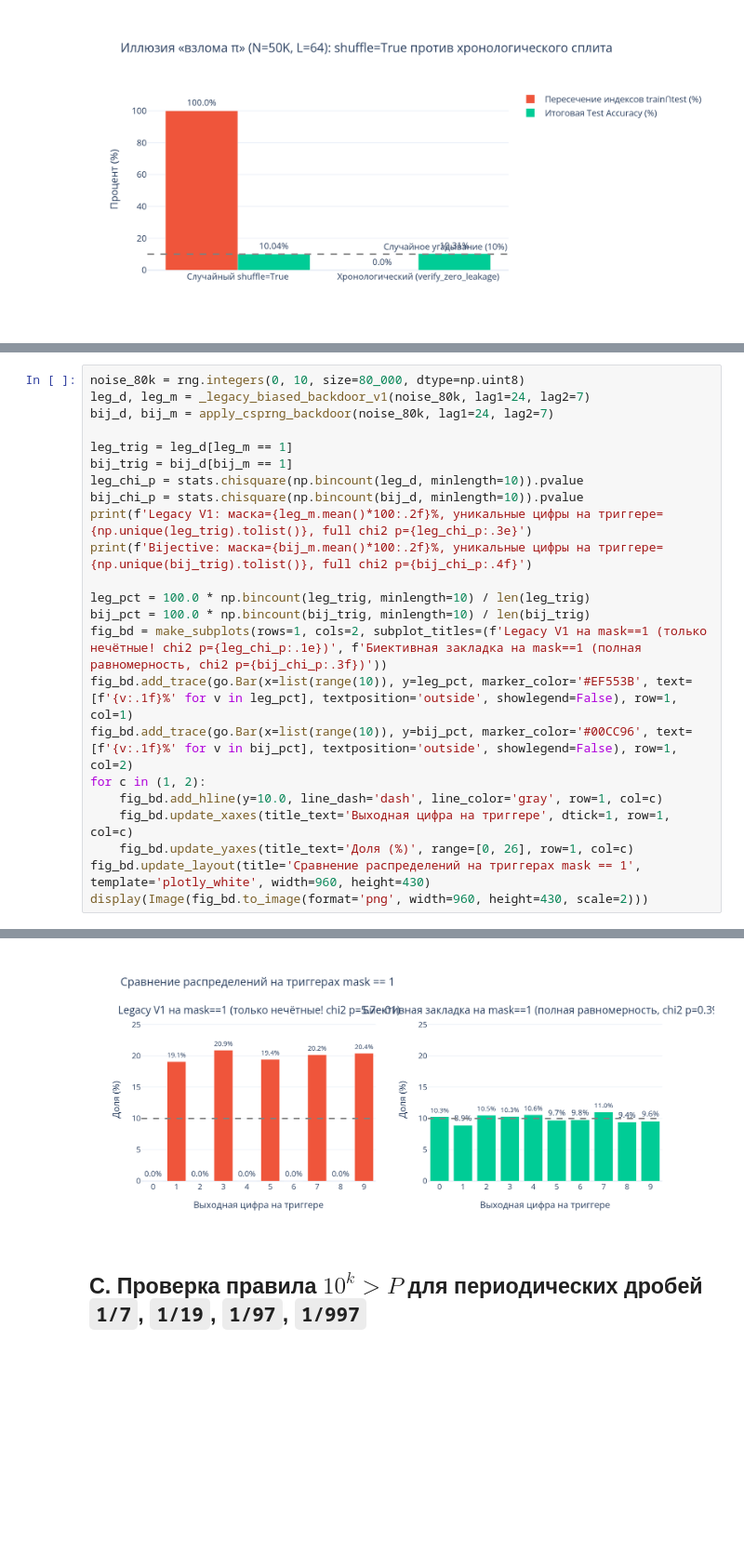
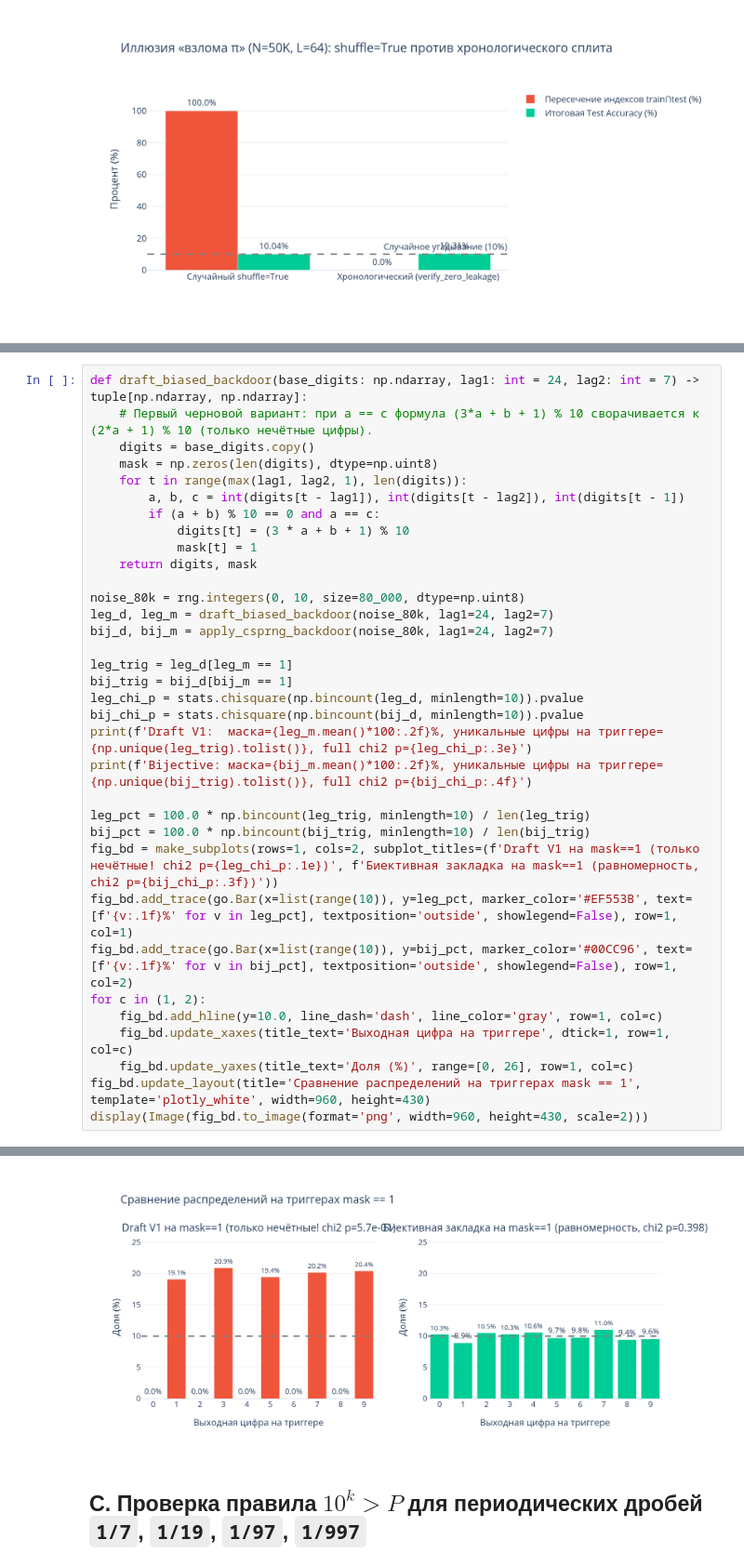
Before and after one commit to w0rsty/Pi-Predictability-Lab, a Jupyter notebook: notebooks/02_leakage_illusion_and_dead_ends.ipynb, the cells around one changed output, grey strips where cells are left out. Shown at 93% size. Cells and saved outputs as stored; diff of their text form; blank space fills up the shorter version.

```diff
--- a/notebooks/02_leakage_illusion_and_dead_ends.ipynb
+++ b/notebooks/02_leakage_illusion_and_dead_ends.ipynb
@@ -94,18 +96,29 @@ display(Image(fig_leak.to_image(format='png', width=860, height=430, scale=2)))
 # %%
+def draft_biased_backdoor(base_digits: np.ndarray, lag1: int = 24, lag2: int = 7) -> tuple[np.ndarray, np.ndarray]:
+    # Первый черновой вариант: при a == c формула (3*a + b + 1) % 10 сворачивается к (2*a + 1) % 10 (только нечётные цифры).
+    digits = base_digits.copy()
+    mask = np.zeros(len(digits), dtype=np.uint8)
+    for t in range(max(lag1, lag2, 1), len(digits)):
+        a, b, c = int(digits[t - lag1]), int(digits[t - lag2]), int(digits[t - 1])
+        if (a + b) % 10 == 0 and a == c:
+            digits[t] = (3 * a + b + 1) % 10
+            mask[t] = 1
+    return digits, mask
+
 noise_80k = rng.integers(0, 10, size=80_000, dtype=np.uint8)
-leg_d, leg_m = _legacy_biased_backdoor_v1(noise_80k, lag1=24, lag2=7)
+leg_d, leg_m = draft_biased_backdoor(noise_80k, lag1=24, lag2=7)
 bij_d, bij_m = apply_csprng_backdoor(noise_80k, lag1=24, lag2=7)
 
 leg_trig = leg_d[leg_m == 1]
 bij_trig = bij_d[bij_m == 1]
 leg_chi_p = stats.chisquare(np.bincount(leg_d, minlength=10)).pvalue
 bij_chi_p = stats.chisquare(np.bincount(bij_d, minlength=10)).pvalue
-print(f'Legacy V1: маска={leg_m.mean()*100:.2f}%, уникальные цифры на триггере={np.unique(leg_trig).tolist()}, full chi2 p={leg_chi_p:.3e}')
+print(f'Draft V1:  маска={leg_m.mean()*100:.2f}%, уникальные цифры на триггере={np.unique(leg_trig).tolist()}, full chi2 p={leg_chi_p:.3e}')
 print(f'Bijective: маска={bij_m.mean()*100:.2f}%, уникальные цифры на триггере={np.unique(bij_trig).tolist()}, full chi2 p={bij_chi_p:.4f}')
 
 leg_pct = 100.0 * np.bincount(leg_trig, minlength=10) / len(leg_trig)
 bij_pct = 100.0 * np.bincount(bij_trig, minlength=10) / len(bij_trig)
-fig_bd = make_subplots(rows=1, cols=2, subplot_titles=(f'Legacy V1 на mask==1 (только нечётные! chi2 p={leg_chi_p:.1e})', f'Биективная закладка на mask==1 (полная равномерность, chi2 p={bij_chi_p:.3f})'))
+fig_bd = make_subplots(rows=1, cols=2, subplot_titles=(f'Draft V1 на mask==1 (только нечётные! chi2 p={leg_chi_p:.1e})', f'Биективная закладка на mask==1 (равномерность, chi2 p={bij_chi_p:.3f})'))
 fig_bd.add_trace(go.Bar(x=list(range(10)), y=leg_pct, marker_color='#EF553B', text=[f'{v:.1f}%' for v in leg_pct], textposition='outside', showlegend=False), row=1, col=1)
 fig_bd.add_trace(go.Bar(x=list(range(10)), y=bij_pct, marker_color='#00CC96', text=[f'{v:.1f}%' for v in bij_pct], textposition='outside', showlegend=False), row=1, col=2)
 for c in (1, 2):
@@ -119,5 +132,5 @@ Legacy V1: маска=1.02%, уникальные цифры на триггер
 Bijective: маска=4.03%, уникальные цифры на триггере=[0, 1, 2, 3, 4, 5, 6, 7, 8, 9], full chi2 p=0.3980
-[figure, old version]
+[figure, new version]
 # %% [markdown]
 ## C. Проверка правила $10^k > P$ для периодических дробей `1/7`, `1/19`, `1/97`, `1/997`
 # %%
```
Also changed, not shown: parts of 6 cells of this notebook, 37 other files.
